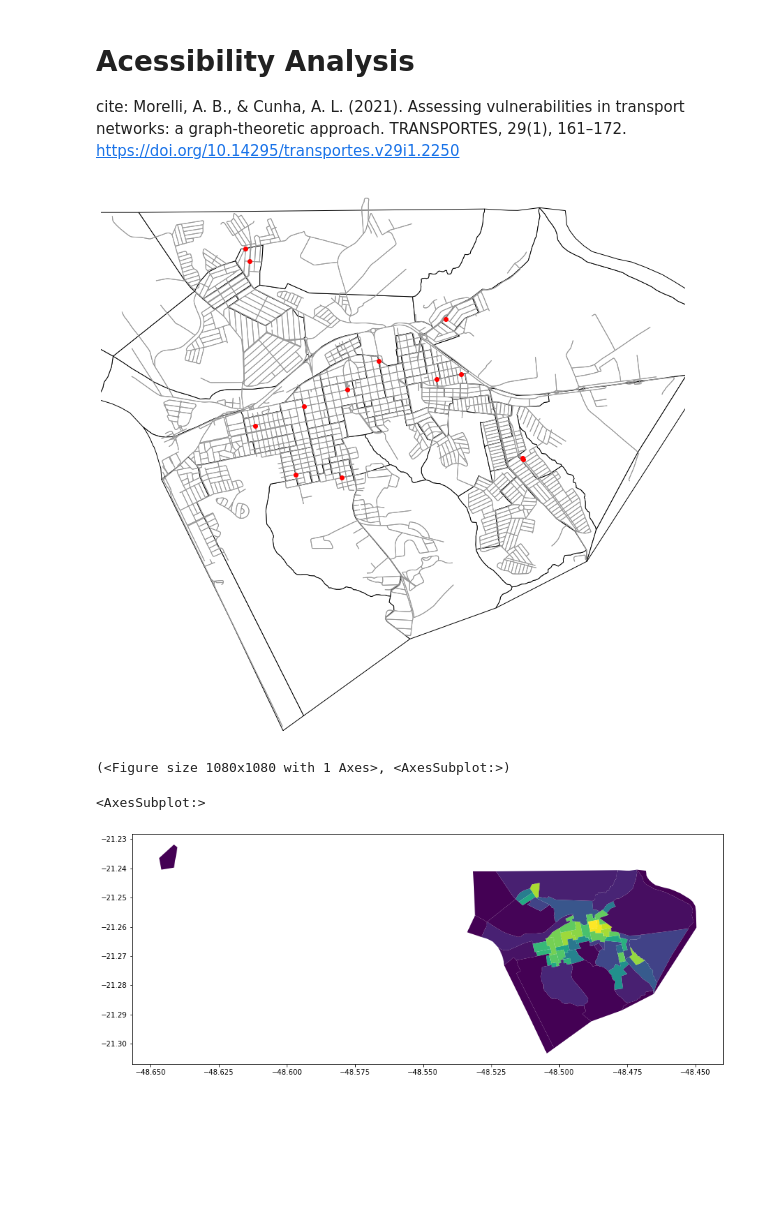
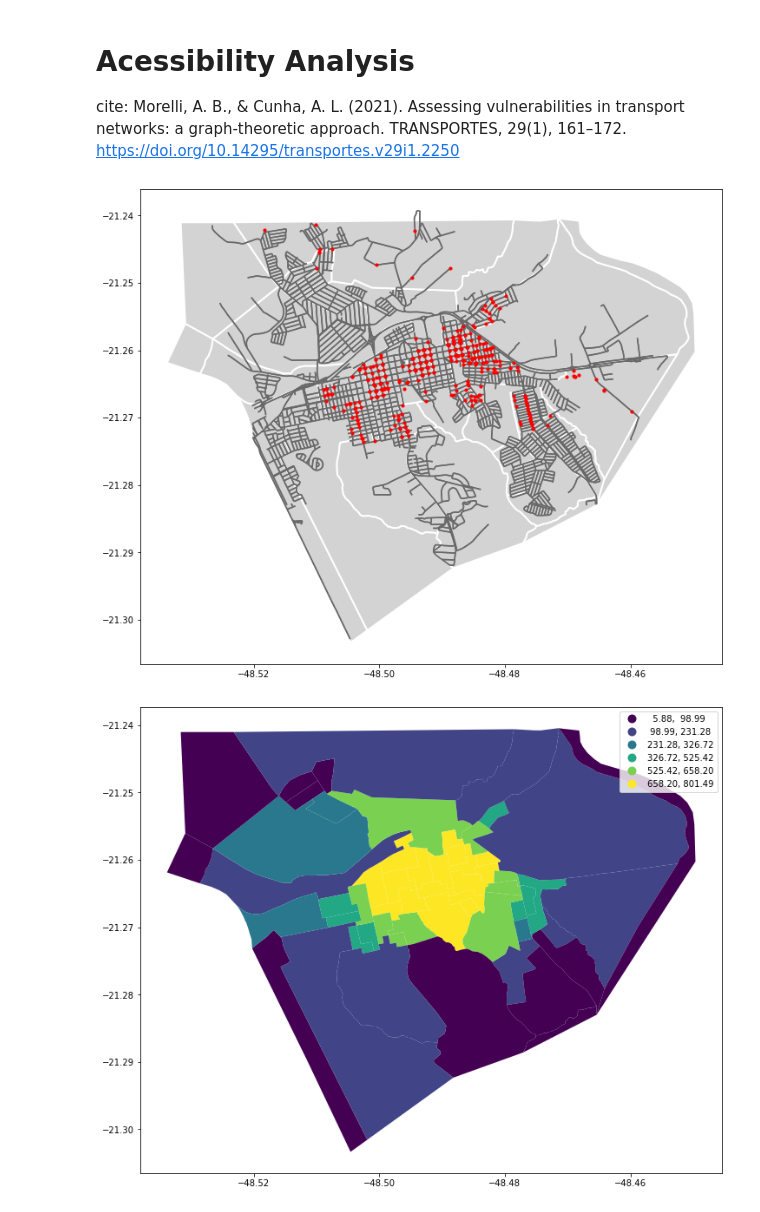
Before and after one commit to andre-morelli/Urban-Analytics, a Jupyter notebook: Example3-Accessibility.ipynb, the cells around one changed output. Drawn from its saved outputs; the diff is of its cells as text; code cells hidden in the pictures; blank space fills up the shorter version.

```diff
--- a/Example3-Accessibility.ipynb
+++ b/Example3-Accessibility.ipynb
@@ -9,39 +12,42 @@ from tools import network_analysis as stats, accessibility as acc
 # %%
 # for accessibility analysis, we need more than graph data
 
-# São Carlos Census Tracts:
+# Monte Alto Census Tracts:
 tracts = gpd.read_file('test_data/MonteAlto-Tracts.gpkg')
 # take only urban sectors
 tracts = tracts[tracts['TIPO']=='URBANO']
 tracts = tracts.to_crs('epsg:4326')
 
-# São Carlos Census Points Of Interest:
+# Monte Alto Census Points Of Interest:
 pois = gpd.read_file('test_data/MonteAlto-Pois.gpkg')
-# we only keep info on educational facilities:
-pois = pois[pois['educação']>0]
+# we only keep info on commercial facilities:
+pois = pois[pois['outros']>0]
 pois = pois.to_crs('epsg:4326')
 # %%
 #Get graph from census geometry:
 G = ox.graph_from_polygon(tracts.unary_union, network_type='walk')
-ax = tracts.plot(color='w',edgecolor='k',zorder=0,figsize=(15,15))
-ax = pois.plot(color='r',zorder=3,ax=ax)
-ox.plot_graph(G,ax=ax,node_size=0)
+edges = ox.graph_to_gdfs(G,nodes=False)
+
+ax = edges.plot(color='dimgrey',zorder=1,figsize=(12,12))
+ax = pois.plot(color='r',zorder=3,ax=ax,markersize=10)
+tracts.plot(color='lightgrey',edgecolor='w',linewidth=2,zorder=0,figsize=(15,15),ax=ax)
+plt.show()
 # %% [output]
-[figure, old version]
+[figure, new version]
-(<Figure size 1080x1080 with 1 Axes>, <AxesSubplot:>)
 # %%
 # calculate accessibility for each census tract
-accessibility = acc.calc_tract_accessibility(tracts,pois,G,
-                                             # weight the destinations by number of
-                                             # education facilities on the POI
-                                             pois_weight_column='educação',
-                                             # use cumulative gaussian as funciton
-                                             func=acc.acc_cumulative_gaussian,
-                                             # set function param to 400m walk dist:
-                                             func_kws={'t':400})
+accessibility = acc.calc_accessibility(tracts,G,pois=pois,k=10,
+                                         # weight the destinations by number of
+                                         # education facilities on the POI
+                                         pois_weight_column='outros',
+                                         # use cumulative gaussian as funciton
+                                         func=acc.acc_cumulative_gaussian,
+                                         # set function param to 400m walk dist:
+                                         func_kws={'t':2000})
 #set it as column in gdf
 tracts['accessibility']=accessibility.values()
-tracts.plot(column='accessibility',figsize=(15,15))
+tracts.plot(column='accessibility',figsize=(12,12),
+            legend=True,scheme='fisherjenks',k=6)
+plt.show()
 # %% [output]
-<AxesSubplot:>
-[figure, old version]
+[figure, new version]
```
Also changed, not shown: parts of 15 cells of this notebook, 3 other files.
